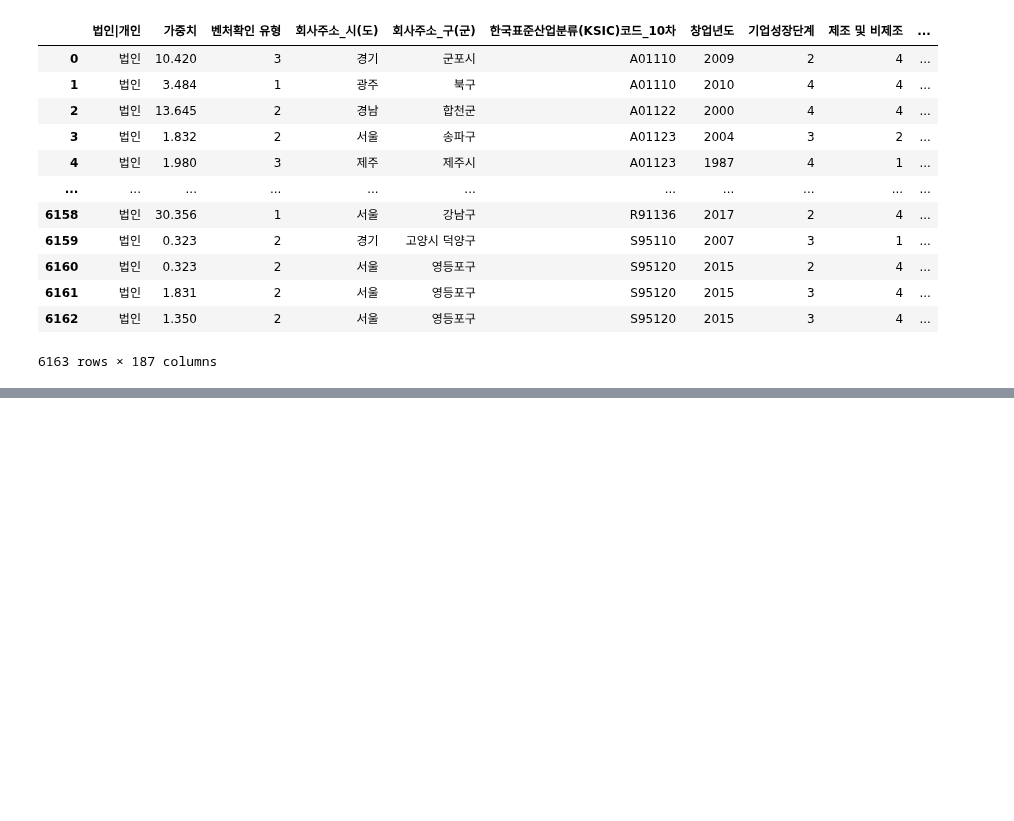
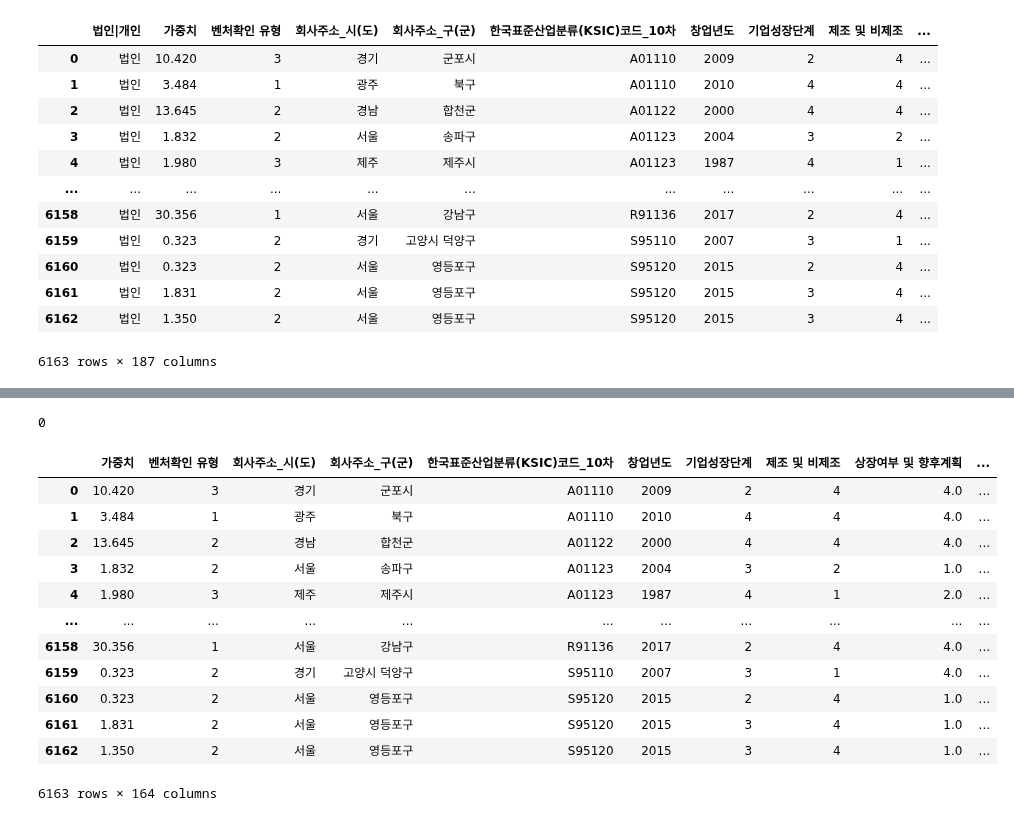
Before and after one commit to shoni0325/Project_1, a Jupyter notebook: code/test1.ipynb, the cells around one changed output, grey strips where cells are left out. Cells and saved outputs as stored; diff of their text form; code cells hidden in the pictures; blank space fills up the shorter version.

```diff
--- a/code/test1.ipynb
+++ b/code/test1.ipynb
@@ -662,0 +735,2 @@ df['인력구성(합계)'] = df['인력구성(관리)'] + df['인력구성(생
+# %%
+df = pd.read_csv('../data/preprocessing/data.csv')
@@ -662,0 +753,3 @@ df['인력구성(합계)'] = df['인력구성(관리)'] + df['인력구성(생
+# %%
+pd.set_option('display.max_seq_items', None)
+df.columns
@@ -662,0 +774,9 @@ df['인력구성(합계)'] = df['인력구성(관리)'] + df['인력구성(생
+# %%
+df.rename(columns={'대기업': '매출구조비율(대기업)'}, inplace=True)
+df.rename(columns={'12차벤더': '매출구조비율(12차벤더)'}, inplace=True)
+df.rename(columns={'중소기업': '매출구조비율(중소기업)'}, inplace=True)
+df.rename(columns={'B2C': '매출구조비율(B2C)'}, inplace=True)
+df.rename(columns={'B2G': '매출구조비율(B2G)'}, inplace=True)
+df.rename(columns={'글로벌': '매출구조비율(글로벌)'}, inplace=True)
+# %%
+df.drop('법인|개인', axis=1, inplace=True)
@@ -662,0 +808,20 @@ df['인력구성(합계)'] = df['인력구성(관리)'] + df['인력구성(생
+# %%
+df['총종사자합계'].isna().sum()
+# %% [output]
+0
+# %%
+df
+# %% [output]
+|  | 가중치 | 벤처확인 유형 | 회사주소_시(도) | 회사주소_구(군) | 한국표준산업분류(KSIC)코드_10차 | 창업년도 | 기업성장단계 | 제조 및 비제조 | 상장여부 및 향후계획 | ... |
+| 0 | 10.420 | 3 | 경기 | 군포시 | A01110 | 2009 | 2 | 4 | 4.0 | ... |
+| 1 | 3.484 | 1 | 광주 | 북구 | A01110 | 2010 | 4 | 4 | 4.0 | ... |
+| 2 | 13.645 | 2 | 경남 | 합천군 | A01122 | 2000 | 4 | 4 | 4.0 | ... |
+| 3 | 1.832 | 2 | 서울 | 송파구 | A01123 | 2004 | 3 | 2 | 1.0 | ... |
+| 4 | 1.980 | 3 | 제주 | 제주시 | A01123 | 1987 | 4 | 1 | 2.0 | ... |
+| ... | ... | ... | ... | ... | ... | ... | ... | ... | ... | ... |
+| 6158 | 30.356 | 1 | 서울 | 강남구 | R91136 | 2017 | 2 | 4 | 4.0 | ... |
+| 6159 | 0.323 | 2 | 경기 | 고양시 덕양구 | S95110 | 2007 | 3 | 1 | 4.0 | ... |
+| 6160 | 0.323 | 2 | 서울 | 영등포구 | S95120 | 2015 | 2 | 4 | 1.0 | ... |
+| 6161 | 1.831 | 2 | 서울 | 영등포구 | S95120 | 2015 | 3 | 4 | 1.0 | ... |
+| 6162 | 1.350 | 2 | 서울 | 영등포구 | S95120 | 2015 | 3 | 4 | 1.0 | ... |
+6163 rows × 164 columns
```
Also changed, not shown: parts of 19 cells of this notebook, 6 other files.
